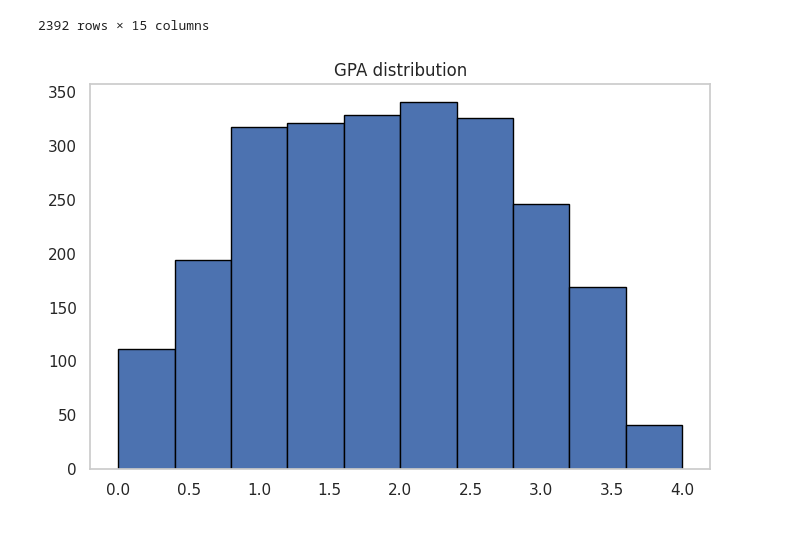
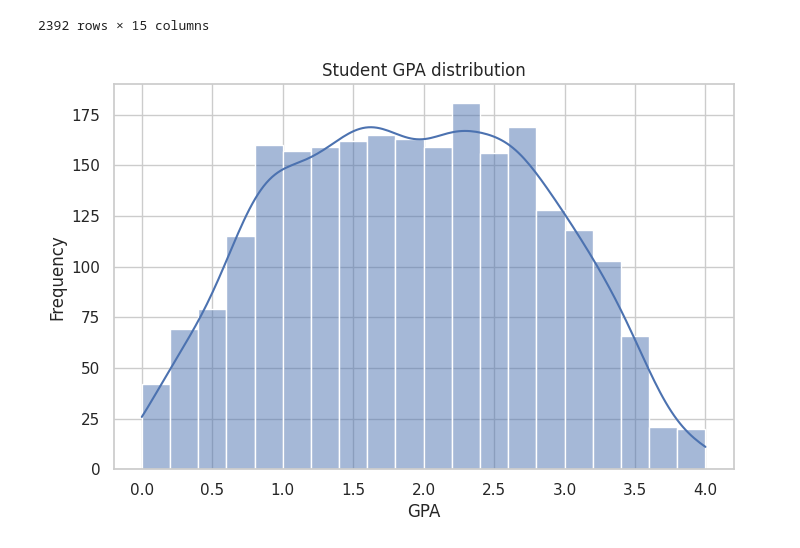
Before and after one commit to Sydney205/student_performance_analysis, a Jupyter notebook: student_performance_eda.ipynb, the cells around one changed output. Saved outputs shown, nothing was run; the diff lists cells and outputs as text; code cells hidden in the pictures.

```diff
--- a/student_performance_eda.ipynb
+++ b/student_performance_eda.ipynb
@@ -101,9 +101,11 @@ df
 2392 rows × 15 columns
 # %%
 plt.figure(figsize=(8, 5))
-df['GPA'].hist(bins=10, edgecolor='black')
-plt.title('GPA distribution')
-plt.grid(False)
+sns.histplot(df['GPA'], bins=20, kde=True)
+plt.title('Student GPA distribution')
+plt.xlabel('GPA')
+plt.ylabel('Frequency')
+# plt.grid(False)
 plt.show()
 # %% [output]
-[figure, old version]
+[figure, new version]
```
Also changed, not shown: parts of 7 cells of this notebook.
